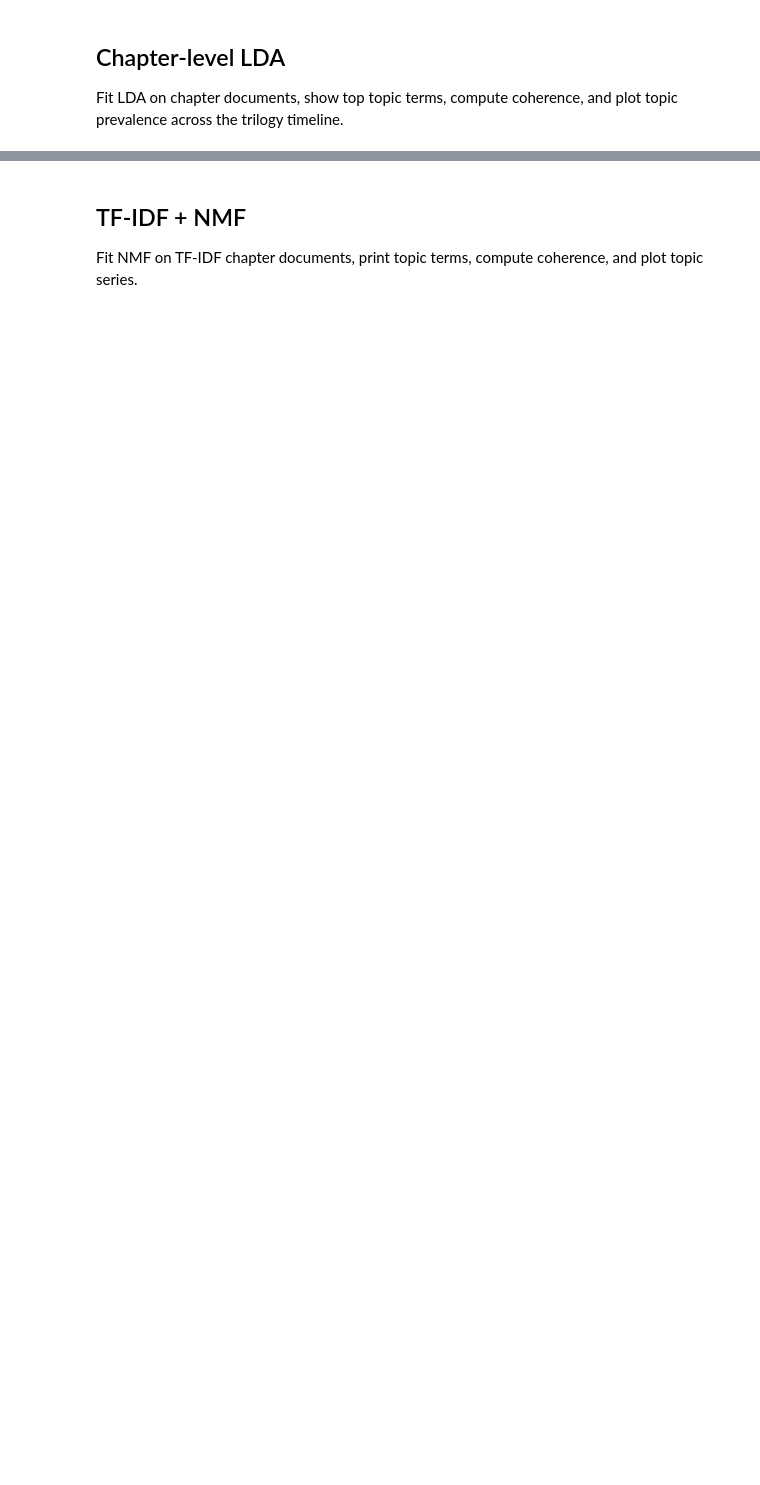
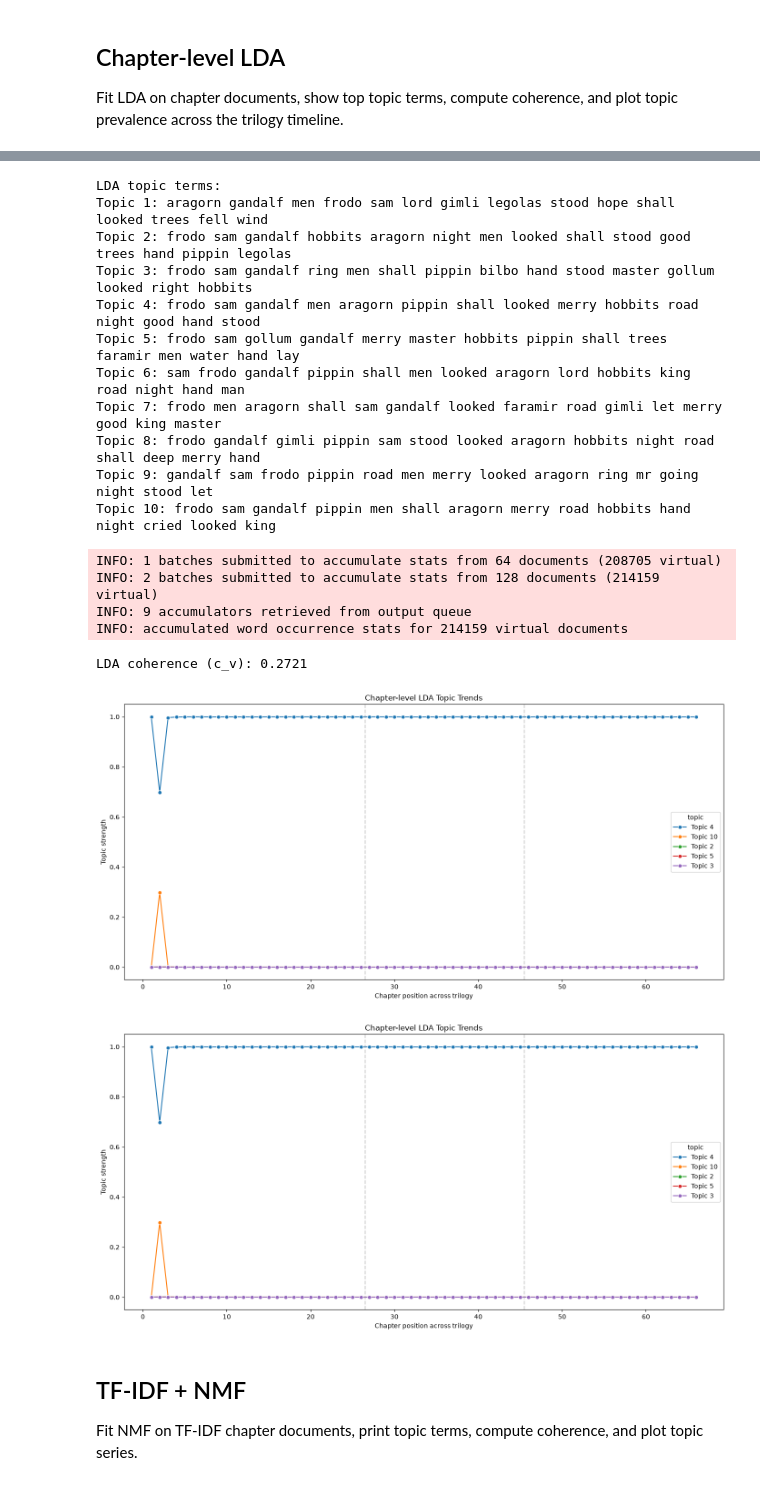
Before and after one commit to JDHazard/tolkien_nlp_capstone, a Jupyter notebook: lotr_nlp_refactor.ipynb, the cells around one changed output, grey strips where cells are left out. Cells and saved outputs as stored; diff of their text form; code cells hidden in the pictures; blank space fills up the shorter version.

```diff
--- a/lotr_nlp_refactor.ipynb
+++ b/lotr_nlp_refactor.ipynb
@@ -5,9 +25,21 @@ It uses chapter-level documents and includes coherence scoring plus timeline vis
 # %%
 from pathlib import Path
+import importlib
 import lotr_nlp
+importlib.reload(lotr_nlp)
 
-lotr_nlp.ensure_nltk_resources()
-BOOK_DIR = Path("the_lord_of_the_rings_text")
+try:
+    lotr_nlp.ensure_nltk_resources()
+except Exception as exc:
+    print("Warning: NLTK resources could not be downloaded automatically.")
+    print("If needed, install them manually with:")
+    print("  python3 -m nltk.downloader punkt wordnet omw-1.4 stopwords")
+    print(exc)
+
+BOOK_DIR = Path.cwd() / "the_lord_of_the_rings_text"
+print("Notebook cwd:", Path.cwd())
+print("Book dir exists:", BOOK_DIR.exists())
+print("Book files:", sorted([p.name for p in BOOK_DIR.glob('the_*.txt')]))
 
 book_texts = lotr_nlp.load_book_texts(BOOK_DIR)
 print("Loaded books:")
@@ -24,10 +99,13 @@ print(f"Built {len(chapter_docs)} chapter documents across the trilogy")
 ## Chapter-level LDA
 Fit LDA on chapter documents, show top topic terms, compute coherence, and plot topic prevalence across the trilogy timeline.
 # %%
+from sklearn.feature_extraction.text import CountVectorizer
+
 documents = [chapter['document'] for chapter in chapter_docs]
 tokenized_documents = [chapter['tokens'] for chapter in chapter_docs]
 
-lda_matrix, lda_vectorizer = lotr_nlp.build_document_term_matrix(documents)
+lda_vectorizer = CountVectorizer(max_df=0.95, min_df=2, stop_words='english')
+lda_matrix = lda_vectorizer.fit_transform(documents)
 lda_model = lotr_nlp.fit_lda(lda_matrix, n_components=10)
 lda_terms = lotr_nlp.get_topic_term_lists(lda_model, lda_vectorizer.get_feature_names_out(), 15)
 
@@ -42,3 +120,4 @@ lda_fig = lotr_nlp.plot_topic_trends(
     title="Chapter-level LDA Topic Trends",
 )
 lda_fig
+# %% [output]
@@ -45,3 +128,21 @@ lda_fig
+LDA topic terms:
+Topic 1: aragorn gandalf men frodo sam lord gimli legolas stood hope shall looked trees fell wind
+Topic 2: frodo sam gandalf hobbits aragorn night men looked shall stood good trees hand pippin legolas
+Topic 3: frodo sam gandalf ring men shall pippin bilbo hand stood master gollum looked right hobbits
+Topic 4: frodo sam gandalf men aragorn pippin shall looked merry hobbits road night good hand stood
+Topic 5: frodo sam gollum gandalf merry master hobbits pippin shall trees faramir men water hand lay
+Topic 6: sam frodo gandalf pippin shall men looked aragorn lord hobbits king road night hand man
+Topic 7: frodo men aragorn shall sam gandalf looked faramir road gimli let merry good king master
+Topic 8: frodo gandalf gimli pippin sam stood looked aragorn hobbits night road shall deep merry hand
+Topic 9: gandalf sam frodo pippin road men merry looked aragorn ring mr going night stood let
+Topic 10: frodo sam gandalf pippin men shall aragorn merry road hobbits hand night cried looked king
+INFO: 1 batches submitted to accumulate stats from 64 documents (208705 virtual)
+INFO: 2 batches submitted to accumulate stats from 128 documents (214159 virtual)
+INFO: 9 accumulators retrieved from output queue
+INFO: accumulated word occurrence stats for 214159 virtual documents
+LDA coherence (c_v): 0.2721
+[figure, added]
+[figure, added]
 # %% [markdown]
 ## TF-IDF + NMF
 Fit NMF on TF-IDF chapter documents, print topic terms, compute coherence, and plot topic series.
```
Also changed, not shown: parts of 5 cells of this notebook, 2 other files.
